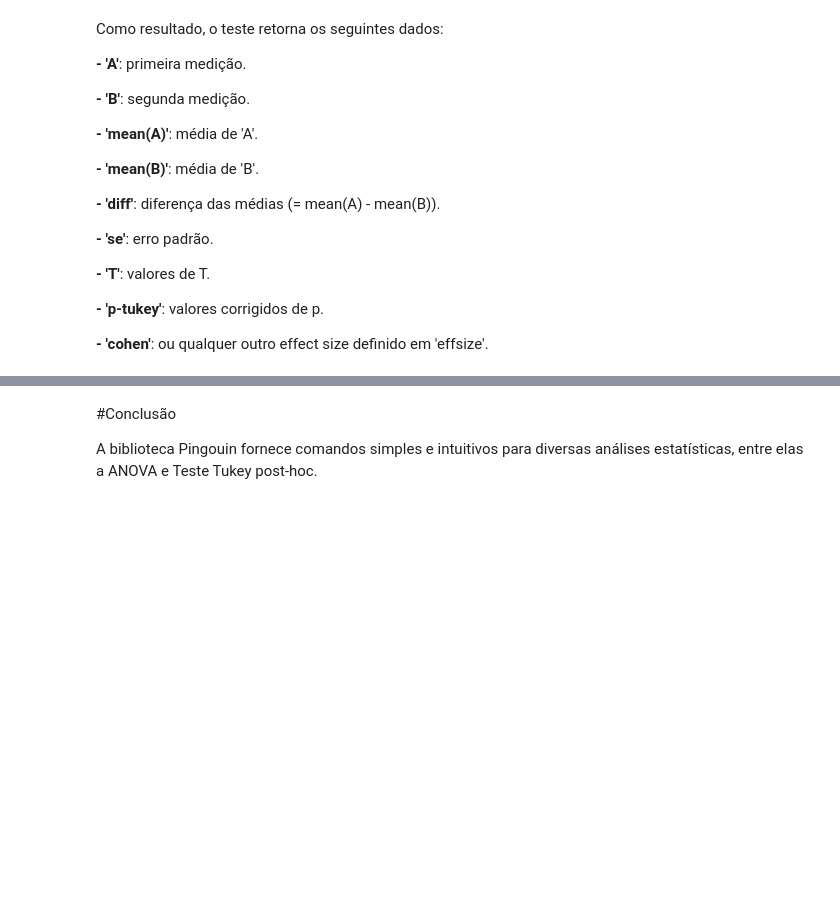
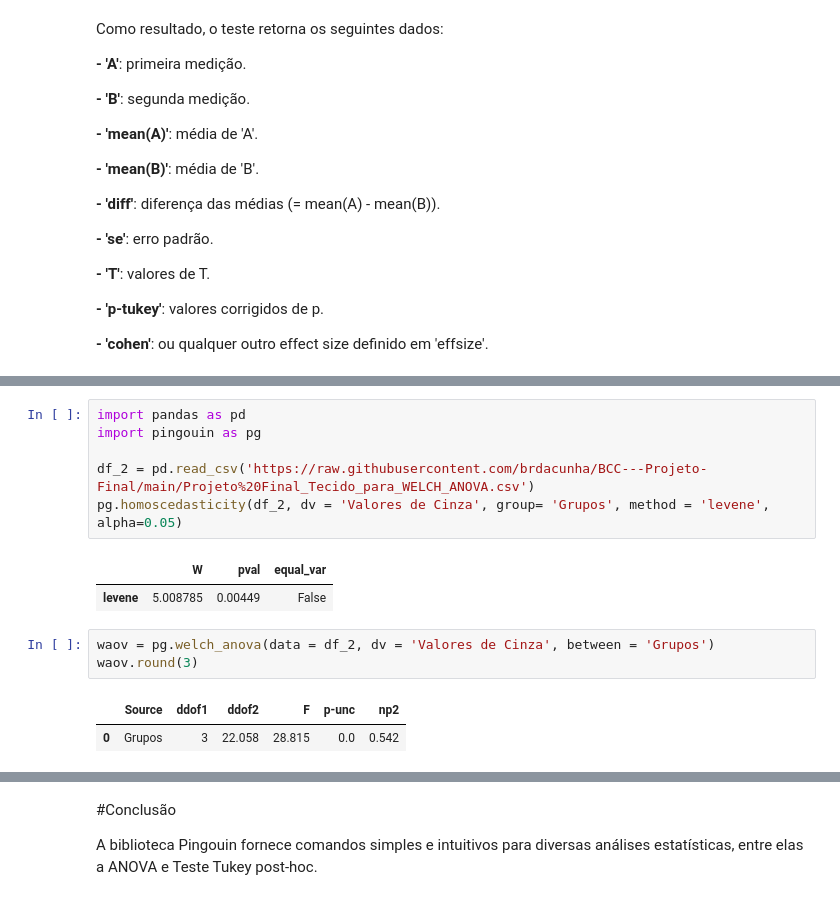
Before and after one commit to brdacunha/BCC---Projeto-Final, a Jupyter notebook: Projeto_Final_BCC_Bruno_e_André.ipynb, the cells around one changed output, grey strips where cells are left out. Cells and saved outputs as stored; diff of their text form; blank space fills up the shorter version.

```diff
--- a/Projeto_Final_BCC_Bruno_e_André.ipynb
+++ b/Projeto_Final_BCC_Bruno_e_André.ipynb
@@ -266,0 +268,15 @@ Como resultado, o teste retorna os seguintes dados:
+# %%
+import pandas as pd
+import pingouin as pg
+
+df_2 = pd.read_csv('https://raw.githubusercontent.com/brdacunha/BCC---Projeto-Final/main/Projeto%20Final_Tecido_para_WELCH_ANOVA.csv')
+pg.homoscedasticity(df_2, dv = 'Valores de Cinza', group= 'Grupos', method = 'levene', alpha=0.05)
+# %% [output]
+|  | W | pval | equal_var |
+| levene | 5.008785 | 0.00449 | False |
+# %%
+waov = pg.welch_anova(data = df_2, dv = 'Valores de Cinza', between = 'Grupos')
+waov.round(3)
+# %% [output]
+|  | Source | ddof1 | ddof2 | F | p-unc | np2 |
+| 0 | Grupos | 3 | 22.058 | 28.815 | 0.0 | 0.542 |
```
Also changed, not shown: parts of 4 cells of this notebook.
